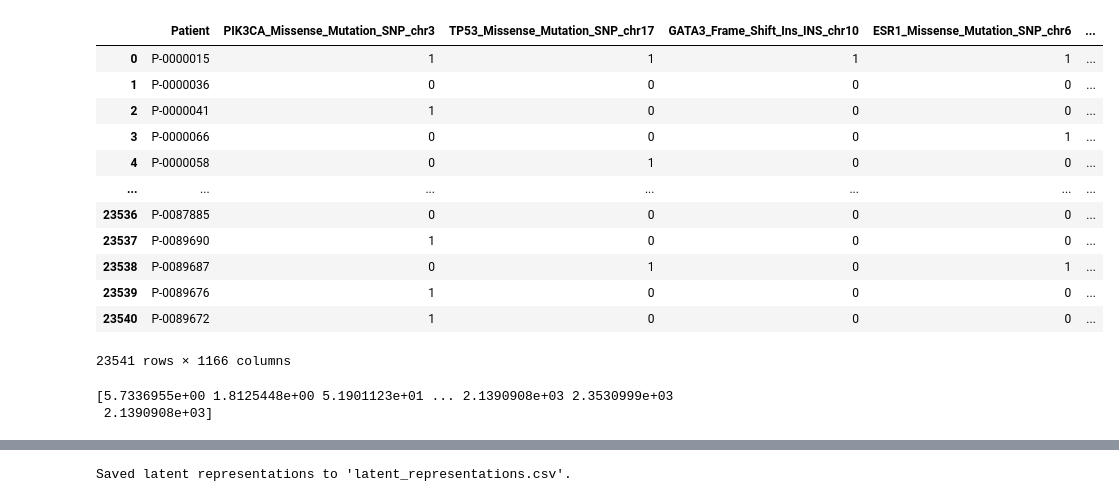
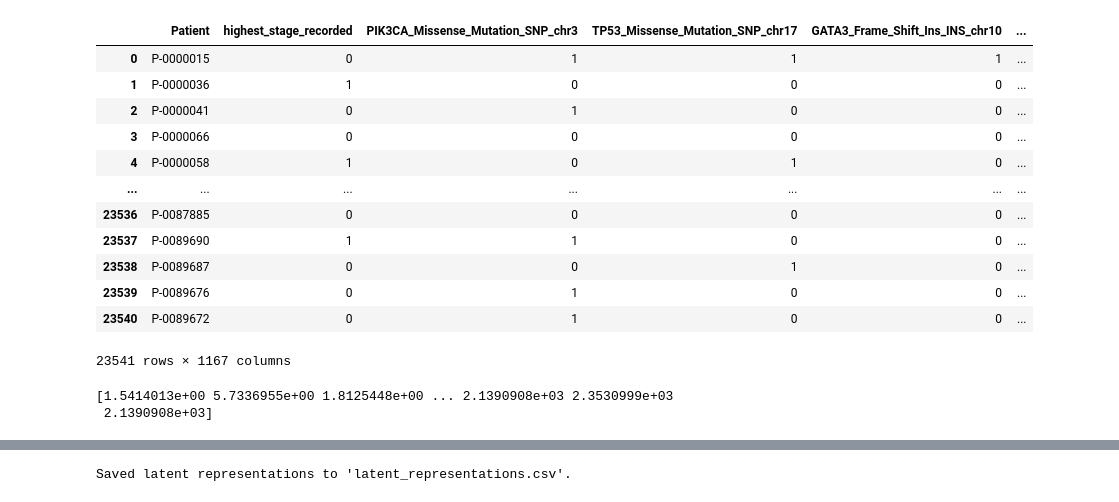
Before and after one commit to Lyce24/DLG_Final_Project, a Jupyter notebook: autoencoder/attn.ipynb, the cells around one changed output, grey strips where cells are left out. Drawn from its saved outputs; the diff is of its cells as text; code cells hidden in the pictures.

```diff
--- a/autoencoder/attn.ipynb
+++ b/autoencoder/attn.ipynb
@@ -1,40 +1,45 @@
 # %%
 import numpy as np
 import pandas as pd
 import torch
 import torch.nn as nn
 import torch.optim as optim
 from torch.utils.data import Dataset, DataLoader, random_split
 from sklearn.manifold import TSNE
 import matplotlib.pyplot as plt
 
 # ---------------------------------------------
 # 1) LOAD & PREPROCESS DATA
 # ---------------------------------------------
 
 df = pd.read_csv("../data/msk_2024_mutations_filtered.csv")
-df = df.iloc[:, [0] + list(range(266, len(df.columns)))]
+df = df.iloc[:, [0, 3] + list(range(266, len(df.columns)))]
 df
 # %% [output]
-|  | Patient | PIK3CA_Missense_Mutation_SNP_chr3 | TP53_Missense_Mutation_SNP_chr17 | GATA3_Frame_Shift_Ins_INS_chr10 | ESR1_Missense_Mutation_SNP_chr6 | ... |
-| 0 | P-0000015 | 1 | 1 | 1 | 1 | ... |
-| 1 | P-0000036 | 0 | 0 | 0 | 0 | ... |
-| 2 | P-0000041 | 1 | 0 | 0 | 0 | ... |
-| 3 | P-0000066 | 0 | 0 | 0 | 1 | ... |
-| 4 | P-0000058 | 0 | 1 | 0 | 0 | ... |
+|  | Patient | highest_stage_recorded | PIK3CA_Missense_Mutation_SNP_chr3 | TP53_Missense_Mutation_SNP_chr17 | GATA3_Frame_Shift_Ins_INS_chr10 | ... |
+| 0 | P-0000015 | 0 | 1 | 1 | 1 | ... |
+| 1 | P-0000036 | 1 | 0 | 0 | 0 | ... |
+| 2 | P-0000041 | 0 | 1 | 0 | 0 | ... |
+| 3 | P-0000066 | 0 | 0 | 0 | 0 | ... |
+| 4 | P-0000058 | 1 | 0 | 1 | 0 | ... |
 | ... | ... | ... | ... | ... | ... | ... |
 | 23536 | P-0087885 | 0 | 0 | 0 | 0 | ... |
-| 23537 | P-0089690 | 1 | 0 | 0 | 0 | ... |
-| 23538 | P-0089687 | 0 | 1 | 0 | 1 | ... |
-| 23539 | P-0089676 | 1 | 0 | 0 | 0 | ... |
-| 23540 | P-0089672 | 1 | 0 | 0 | 0 | ... |
+| 23537 | P-0089690 | 1 | 1 | 0 | 0 | ... |
+| 23538 | P-0089687 | 0 | 0 | 1 | 0 | ... |
+| 23539 | P-0089676 | 0 | 1 | 0 | 0 | ... |
+| 23540 | P-0089672 | 0 | 1 | 0 | 0 | ... |
-23541 rows × 1166 columns
+23541 rows × 1167 columns
 # %%
+
 
 # Extract patient IDs
 patient_ids = df['Patient'].values
+
 # Get binary mutation features; convert to float32 for PyTorch
 X = df.drop(columns='Patient').values.astype(np.float32)
+
+# Get highest stage recorded; convert to float32 for PyTorch
+y_true = df['highest_stage_recorded'].values.astype(np.float32)
 
 num_positives = np.sum(X, axis=0)
 num_negatives = X.shape[0] - num_positives
@@ -45,7 +50,7 @@ pos_weight = torch.tensor(pos_weight, dtype=torch.float32)
 latent_dim = 128
 batch_size = 1024
 # %% [output]
-[5.7336955e+00 1.8125448e+00 5.1901123e+01 ... 2.1390908e+03 2.3530999e+03
+[1.5414013e+00 5.7336955e+00 1.8125448e+00 ... 2.1390908e+03 2.3530999e+03
  2.1390908e+03]
 # %%
 import torch
```
Also changed, not shown: parts of 4 cells of this notebook, 15 other files.
